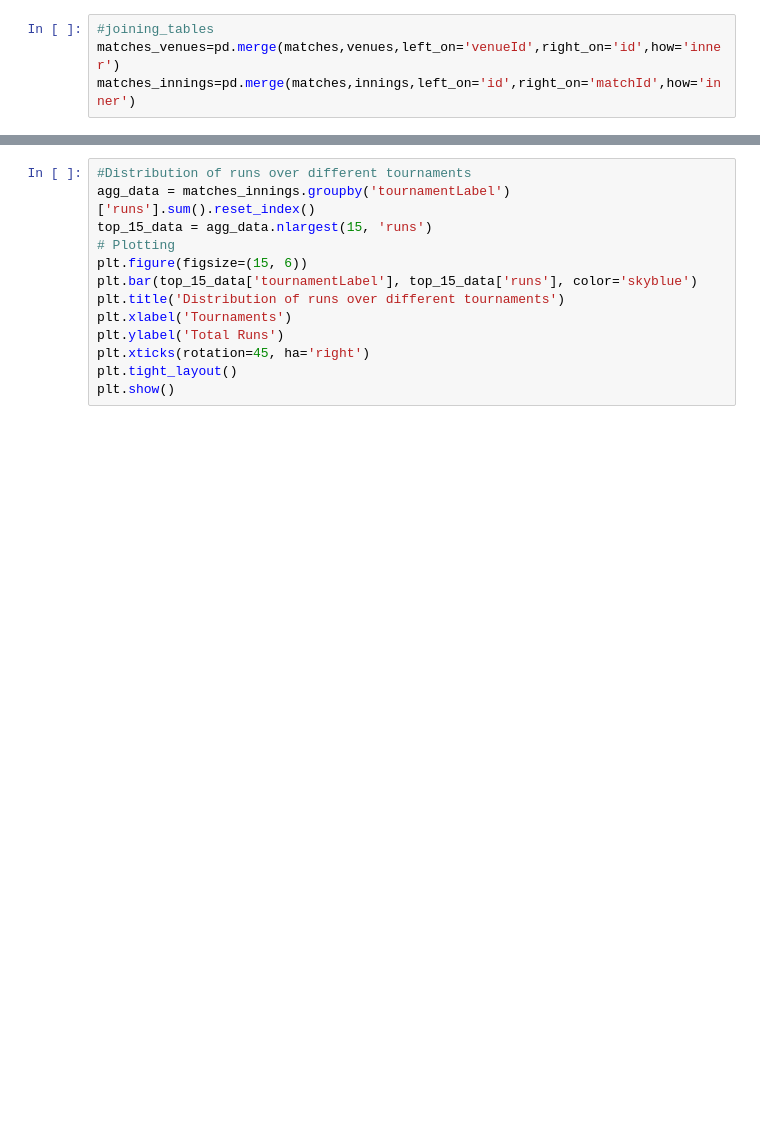
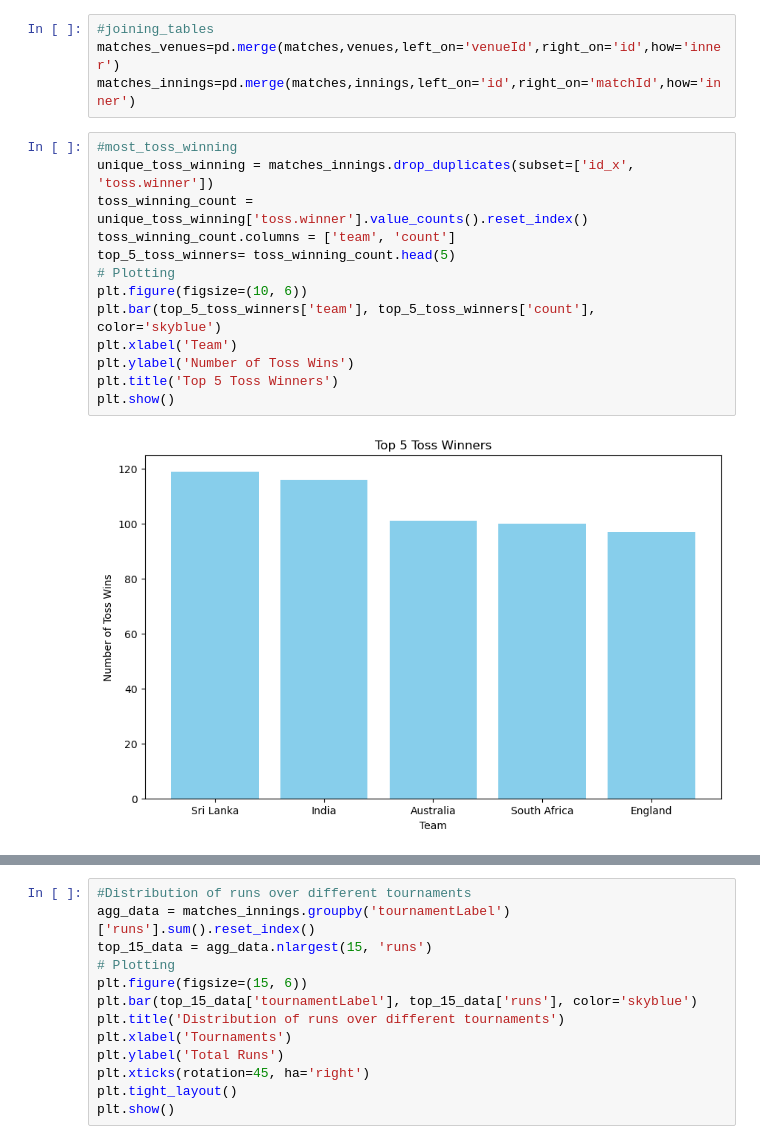
Before and after one commit to hamzaafzaalofficial/EDA_cricket_world_cup, a Jupyter notebook: eda.ipynb, the cells around one changed output, grey strips where cells are left out. Drawn from its saved outputs; the diff is of its cells as text; blank space fills up the shorter version.

```diff
--- a/eda.ipynb
+++ b/eda.ipynb
@@ -45,3 +45,18 @@ overBallDetails['facingBatsmanId']=overBallDetails['facingBatsmanId'].astype('in
 #joining_tables
 matches_venues=pd.merge(matches,venues,left_on='venueId',right_on='id',how='inner')
 matches_innings=pd.merge(matches,innings,left_on='id',right_on='matchId',how='inner')
+# %%
+#most_toss_winning
+unique_toss_winning = matches_innings.drop_duplicates(subset=['id_x', 'toss.winner'])
+toss_winning_count = unique_toss_winning['toss.winner'].value_counts().reset_index()
+toss_winning_count.columns = ['team', 'count']
+top_5_toss_winners= toss_winning_count.head(5)
+# Plotting
+plt.figure(figsize=(10, 6))
+plt.bar(top_5_toss_winners['team'], top_5_toss_winners['count'], color='skyblue')
+plt.xlabel('Team')
+plt.ylabel('Number of Toss Wins')
+plt.title('Top 5 Toss Winners')
+plt.show()
+# %% [output]
+[figure, added]
```
Also changed, not shown: parts of 1 cell of this notebook.
